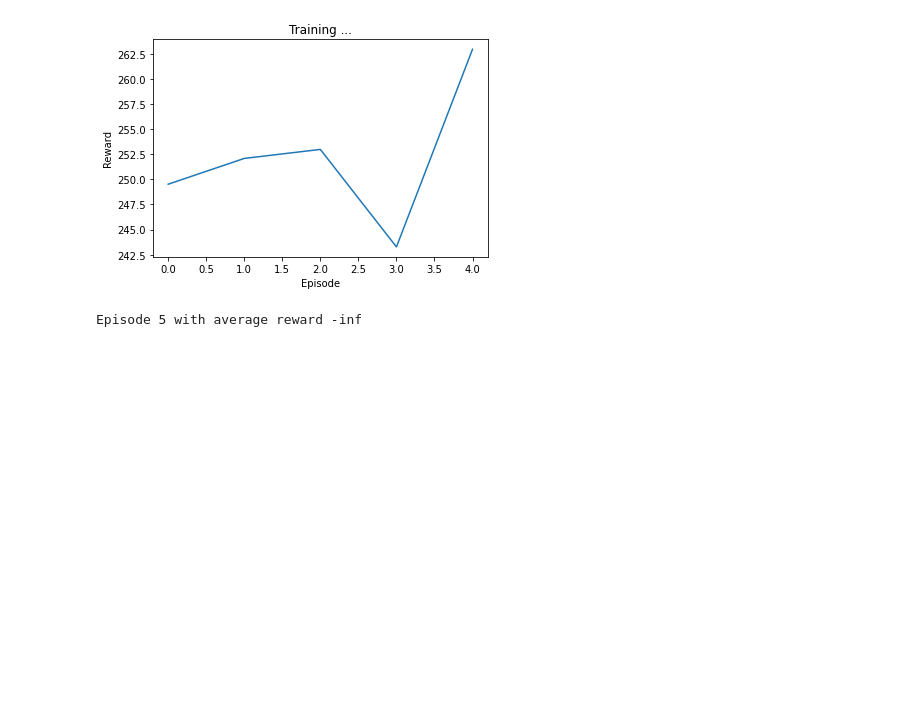
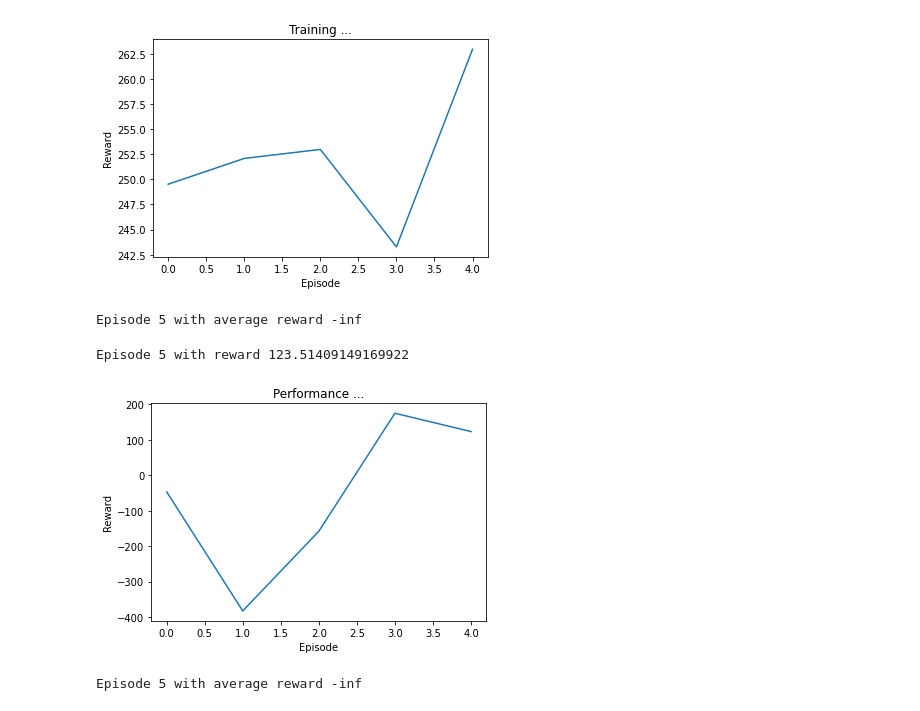
Before and after one commit to mschlaegl/OpenAI_Gym_Cartpole_deepRL, a Jupyter notebook: OpenAI_Gym_LunarLander_deepRL.ipynb, the cells around one changed output. Cells and saved outputs as stored; diff of their text form; code cells hidden in the pictures; blank space fills up the shorter version.

Commit message:
OpenAI_Gym_LunarLander_deepRL: support for windy environment (not trained) and play

```diff
--- a/OpenAI_Gym_LunarLander_deepRL.ipynb
+++ b/OpenAI_Gym_LunarLander_deepRL.ipynb
@@ -225,10 +225,10 @@ class Agent():
 #### Lunar Lander Environment Handling
 # %%
 class LunarLanderEnvManager():
-    def __init__(self, torchdevice):
+    def __init__(self, torchdevice, enable_wind=False):
         self.torchdevice = torchdevice
         # unwrapped gives access to behind the scene elements of env
-        self.env = gym.make('LunarLander-v2').unwrapped
+        self.env = gym.make('LunarLander-v2', enable_wind=enable_wind).unwrapped
         self.reset()
 
     def reset(self):
@@ -621,3 +621,11 @@ if episode_rewards is not None:
 Best episode: 4 with average reward 262.96343994140625
 [figure]
 Episode 5 with average reward -inf
+# %%
+# play with wind (not trained!)
+em_wind = LunarLanderEnvManager(torchdevice, True)
+episode_rewards_wind = play(torchdevice, em_wind, policy_net, para.n_episodes_ravg, 5, 1000)
+# %% [output]
+Episode 5 with reward 123.51409149169922
+[figure, added]
+Episode 5 with average reward -inf
```
Also changed, not shown: parts of 1 cell of this notebook.
